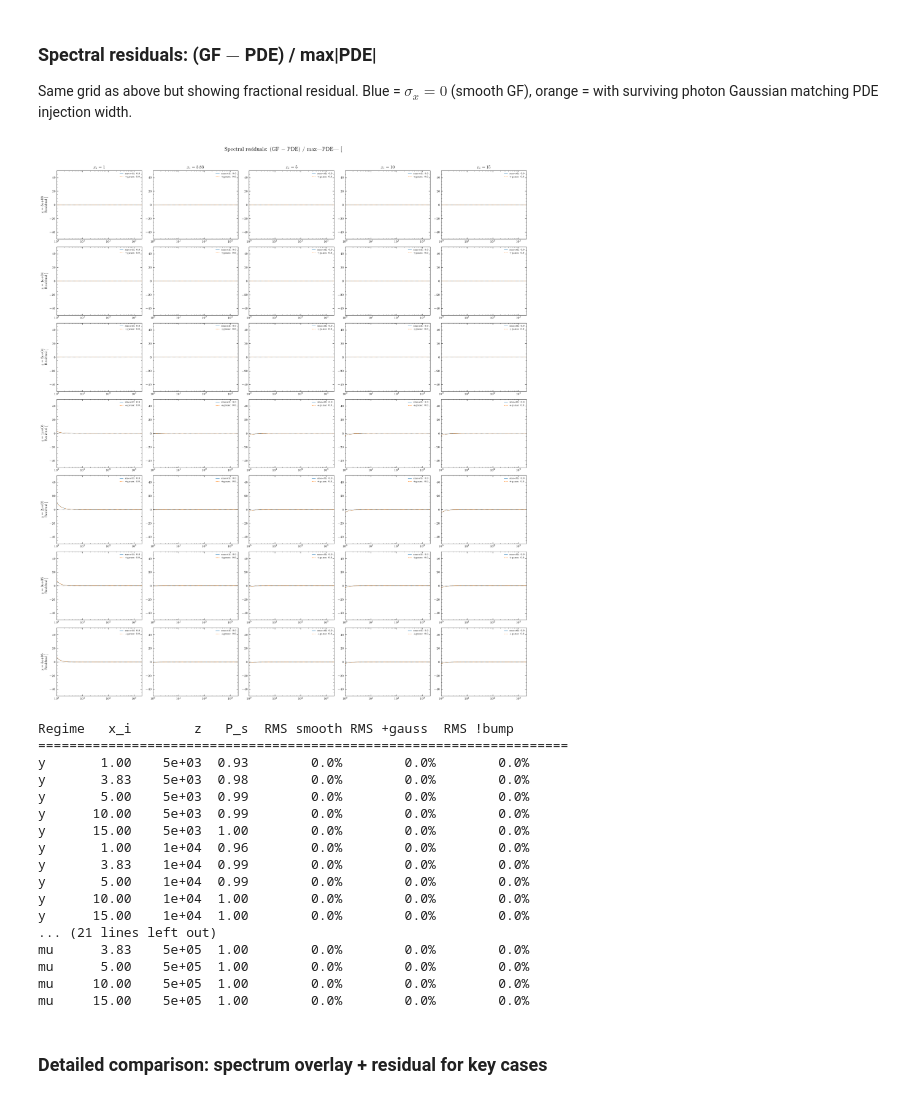
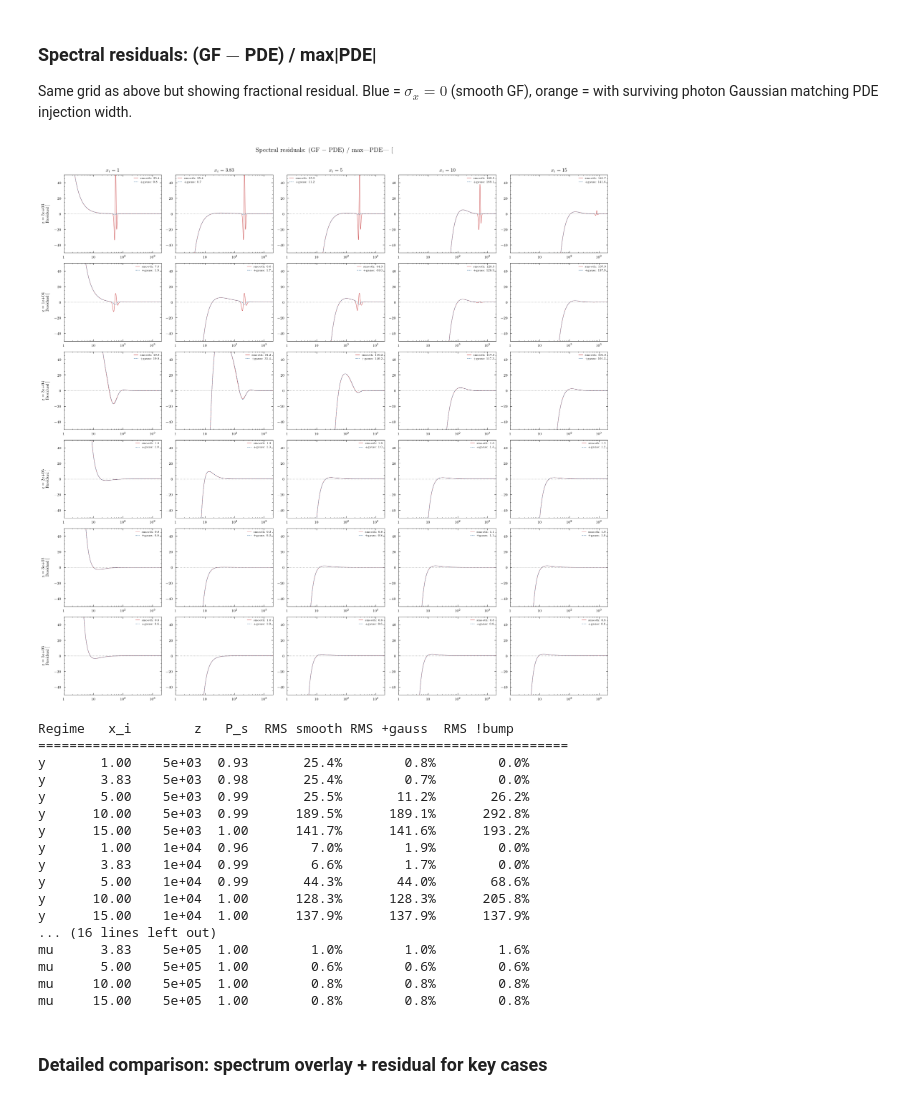
Before and after one commit to bakerem/spectroxide, a Jupyter notebook: notebooks/physics/photon_injection.ipynb, the cells around one changed output. Cells and saved outputs as stored; diff of their text form; code cells hidden in the pictures.

```diff
--- a/notebooks/physics/photon_injection.ipynb
+++ b/notebooks/physics/photon_injection.ipynb
@@ -440,7 +440,8 @@ due to the $G_2/x^2$ factor (which diverges as $x \to 0$) interacting with the f
 # %%
 # PDE vs GF spectral shapes: x_inj = 1, 3.83, 5, 10, 15 at various z_inj
 x_inj_vals = [1, 3.83, 5, 10, 15]
-z_inj_vals = [5e3, 1e4, 3e4, 1e5, 2e5, 3e5, 5e5]
+# The photon GF is undefined in the mu-y transition era (5e4 < z < 2e5).
+z_inj_vals = [5e3, 1e4, 3e4, 2e5, 3e5, 5e5]
 
 # Run any missing PDE cases
 for x_i in x_inj_vals:
@@ -524,14 +523,19 @@ orange = with surviving photon Gaussian matching PDE injection width.
 # %%
 def spectral_residual(x_pde, dn_pde, x_inj, z_h, sigma_x=0.0,
                        x_exclude_radius=0.0, signal_thresh=0.01):
-    """Compute (GF - PDE) / max|PDE| residual."""
+    """Compute (GF - PDE) / max|PDE| residual, normalized within 0.3 < x < 35.
+
+    The normalization excludes very low x, where n_pl ~ 1/x makes |Δn| large
+    for a tiny fractional distortion and would swamp the band of interest.
+    """
     gf = greens_function_photon(x_pde, x_inj, z_h, sigma_x=sigma_x, number_conserving=False)
     pde = dn_pde / dn_over_n
-    max_pde = np.max(np.abs(pde))
+    band = (x_pde > 0.3) & (x_pde < 35)
+    max_pde = np.max(np.abs(pde[band]))
     if max_pde < 1e-40:
         return np.zeros_like(x_pde), 0.0, 0.0
     res = (gf - pde) / max_pde
-    mask = (np.abs(pde) > signal_thresh * max_pde) & (x_pde > 0.3) & (x_pde < 35)
+    mask = (np.abs(pde) > signal_thresh * max_pde) & band
     if x_exclude_radius > 0:
         mask &= np.abs(x_pde - x_inj) > x_exclude_radius
     rms = np.sqrt(np.mean(res[mask]**2)) if mask.sum() > 3 else 0.0
@@ -564,51 +568,51 @@ for ri, z_i in enumerate(z_avail):
         ax.plot(nu_pde[pm], res_sx[pm]*100, 'C1--', lw=0.7,
                 label=f'+gauss: {rms_sx*100:.1f}%')
         ax.axhline(0, color='k', ls=':', alpha=0.3)
         ax.set_xscale('log')
         ax.set_xlim(1, 2000)
         ax.set_ylim(-50, 50)  # clip to +/- 50%
 
         if ri == 0:
             ax.set_title(f'$x_i = {x_i}$', fontsize=11)
         if ci == 0:
             ax.set_ylabel(f'z = {z_i:.0e}\nResidual [%]', fontsize=9)
         ax.legend(fontsize=6, loc='best')
 
         regime = 'y' if z_i <= 3e4 else ('trans' if z_i <= 8e4 else 'mu')
         ps = float(photon_survival_probability(np.array([x_i]), z_i)[0])
         summary.append(dict(x_inj=x_i, z_h=z_i, regime=regime, P_s=ps,
                             rms_s0=rms0*100, rms_sx=rms_sx*100, rms_nb=rms_nb*100))
 
 fig.suptitle('Spectral residuals: (GF $-$ PDE) / max|PDE| [%]', fontsize=14, y=1.01)
 plt.tight_layout()
 plt.savefig('../figures/gf_pde_residual_grid.png', dpi=150, bbox_inches='tight')
 plt.show()
 
 # Summary table
 print(f"{'Regime':<6} {'x_i':>5} {'z':>8} {'P_s':>5}  {'RMS smooth':>10} {'RMS +gauss':>10} {'RMS !bump':>10}")
 print('=' * 68)
 for s in sorted(summary, key=lambda r: (r['z_h'], r['x_inj'])):
     print(f"{s['regime']:<6} {s['x_inj']:>5.2f} {s['z_h']:>8.0e} {s['P_s']:>5.2f}  "
           f"{s['rms_s0']:>9.1f}%  {s['rms_sx']:>9.1f}%  {s['rms_nb']:>9.1f}%")
 # %% [output]
-[figure, old version]
+[figure, new version]
 Regime   x_i        z   P_s  RMS smooth RMS +gauss  RMS !bump
 ====================================================================
-y       1.00    5e+03  0.93        0.0%        0.0%        0.0%
-y       3.83    5e+03  0.98        0.0%        0.0%        0.0%
-y       5.00    5e+03  0.99        0.0%        0.0%        0.0%
-y      10.00    5e+03  0.99        0.0%        0.0%        0.0%
-y      15.00    5e+03  1.00        0.0%        0.0%        0.0%
-y       1.00    1e+04  0.96        0.0%        0.0%        0.0%
-y       3.83    1e+04  0.99        0.0%        0.0%        0.0%
-y       5.00    1e+04  0.99        0.0%        0.0%        0.0%
-y      10.00    1e+04  1.00        0.0%        0.0%        0.0%
-y      15.00    1e+04  1.00        0.0%        0.0%        0.0%
-... (21 lines left out)
-mu      3.83    5e+05  1.00        0.0%        0.0%        0.0%
-mu      5.00    5e+05  1.00        0.0%        0.0%        0.0%
-mu     10.00    5e+05  1.00        0.0%        0.0%        0.0%
-mu     15.00    5e+05  1.00        0.0%        0.0%        0.0%
+y       1.00    5e+03  0.93       25.4%        0.8%        0.0%
+y       3.83    5e+03  0.98       25.4%        0.7%        0.0%
+y       5.00    5e+03  0.99       25.5%       11.2%       26.2%
+y      10.00    5e+03  0.99      189.5%      189.1%      292.8%
+y      15.00    5e+03  1.00      141.7%      141.6%      193.2%
+y       1.00    1e+04  0.96        7.0%        1.9%        0.0%
+y       3.83    1e+04  0.99        6.6%        1.7%        0.0%
+y       5.00    1e+04  0.99       44.3%       44.0%       68.6%
+y      10.00    1e+04  1.00      128.3%      128.3%      205.8%
+y      15.00    1e+04  1.00      137.9%      137.9%      137.9%
+... (16 lines left out)
+mu      3.83    5e+05  1.00        1.0%        1.0%        1.6%
+mu      5.00    5e+05  1.00        0.6%        0.6%        0.6%
+mu     10.00    5e+05  1.00        0.8%        0.8%        0.8%
+mu     15.00    5e+05  1.00        0.8%        0.8%        0.8%
 # %% [markdown]
 ### Detailed comparison: spectrum overlay + residual for key cases
 # %%
```
Also changed, not shown: parts of 11 cells of this notebook, 1 other file.
